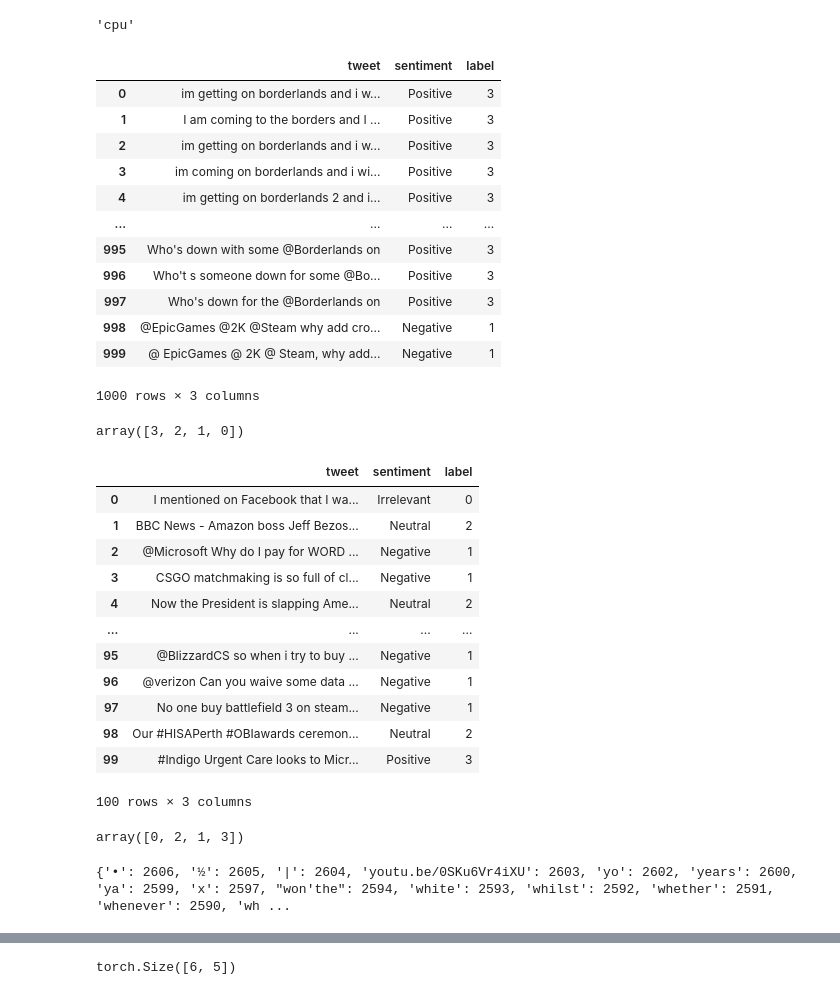
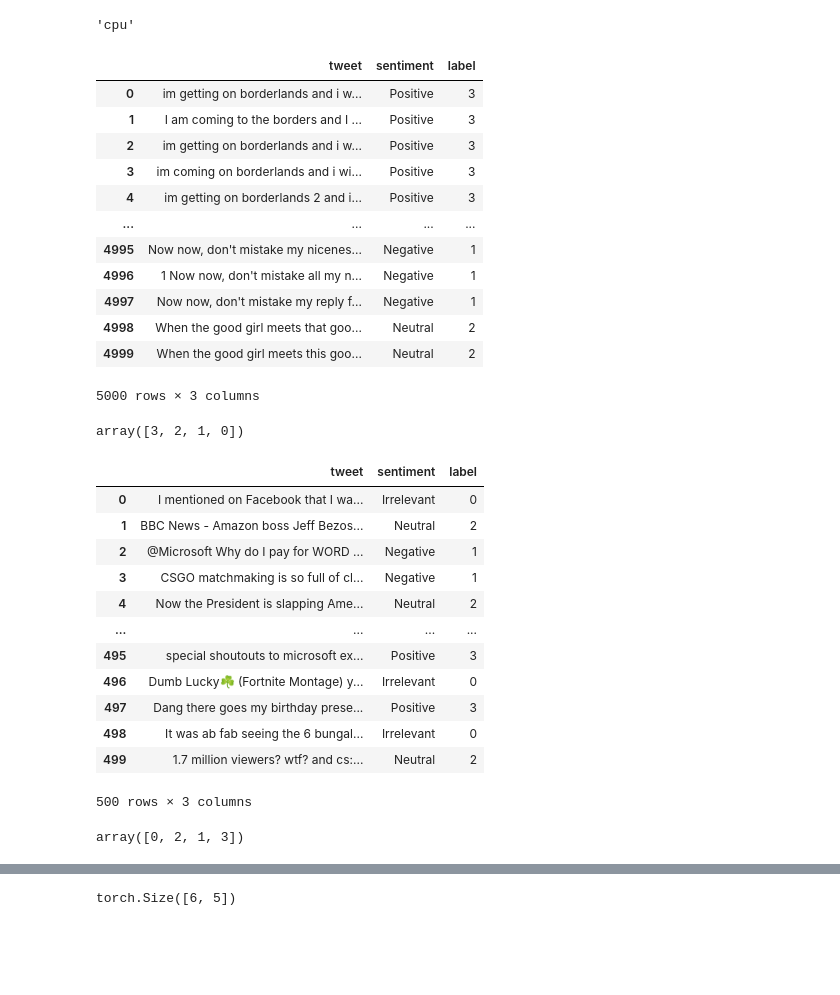
Before and after one commit to Kousik-Sasmal/Sentiment_classify_PyTorch_torchtext, a Jupyter notebook: rough_experiment.ipynb, the cells around one changed output, grey strips where cells are left out. Drawn from its saved outputs; the diff is of its cells as text; code cells hidden in the pictures; blank space fills up the shorter version.

```diff
--- a/rough_experiment.ipynb
+++ b/rough_experiment.ipynb
@@ -25,33 +26,33 @@ device
 'cpu'
 # %%
 
-df = pd.read_csv('data/train_cleaned.csv')
+df = pd.read_csv('artifacts/train_cleaned.csv')
 
-# limit df to 1000
-df = df[:1000]
+# limit df to 5000
+df = df[:5000]
 df
 # %% [output]
 |  | tweet | sentiment | label |
 | 0 | im getting on borderlands and i w... | Positive | 3 |
 | 1 | I am coming to the borders and I ... | Positive | 3 |
 | 2 | im getting on borderlands and i w... | Positive | 3 |
 | 3 | im coming on borderlands and i wi... | Positive | 3 |
 | 4 | im getting on borderlands 2 and i... | Positive | 3 |
 | ... | ... | ... | ... |
-| 995 | Who's down with some @Borderlands on | Positive | 3 |
-| 996 | Who't s someone down for some @Bo... | Positive | 3 |
-| 997 | Who's down for the @Borderlands on | Positive | 3 |
-| 998 | @EpicGames @2K @Steam why add cro... | Negative | 1 |
-| 999 | @ EpicGames @ 2K @ Steam, why add... | Negative | 1 |
+| 4995 | Now now, don't mistake my nicenes... | Negative | 1 |
+| 4996 | 1 Now now, don't mistake all my n... | Negative | 1 |
+| 4997 | Now now, don't mistake my reply f... | Negative | 1 |
+| 4998 | When the good girl meets that goo... | Neutral | 2 |
+| 4999 | When the good girl meets this goo... | Neutral | 2 |
-1000 rows × 3 columns
+5000 rows × 3 columns
 # %%
 df['label'].unique()
 # %% [output]
 array([3, 2, 1, 0])
 # %%
-df_valid = pd.read_csv('data/valid_cleaned.csv')
+df_valid = pd.read_csv('artifacts/valid_cleaned.csv')
 
-df_valid = df_valid[:100]
+df_valid = df_valid[:500]
 df_valid
 # %% [output]
 |  | tweet | sentiment | label |
@@ -61,12 +62,12 @@ df_valid
 | 3 | CSGO matchmaking is so full of cl... | Negative | 1 |
 | 4 | Now the President is slapping Ame... | Neutral | 2 |
 | ... | ... | ... | ... |
-| 95 | @BlizzardCS so when i try to buy ... | Negative | 1 |
-| 96 | @verizon Can you waive some data ... | Negative | 1 |
-| 97 | No one buy battlefield 3 on steam... | Negative | 1 |
-| 98 | Our #HISAPerth #OBIawards ceremon... | Neutral | 2 |
-| 99 | #Indigo Urgent Care looks to Micr... | Positive | 3 |
+| 495 | special shoutouts to microsoft ex... | Positive | 3 |
+| 496 | Dumb Lucky☘️ (Fortnite Montage) y... | Irrelevant | 0 |
+| 497 | Dang there goes my birthday prese... | Positive | 3 |
+| 498 | It was ab fab seeing the 6 bungal... | Irrelevant | 0 |
+| 499 | 1.7 million viewers? wtf? and cs:... | Neutral | 2 |
-100 rows × 3 columns
+500 rows × 3 columns
 # %%
 df_valid['label'].unique()
 # %% [output]
@@ -90,6 +91,3 @@ def token_gen(text):
 # %%
 vocab = build_vocab_from_iterator(token_gen(df['tweet']),specials=["<UNK>"])
 vocab.set_default_index(vocab["<UNK>"])  ## to handel OOV problem
-print(vocab.get_stoi())
-# %% [output]
-{'•': 2606, '½': 2605, '|': 2604, 'youtu.be/0SKu6Vr4iXU': 2603, 'yo': 2602, 'years': 2600, 'ya': 2599, 'x': 2597, "won'the": 2594, 'white': 2593, 'whilst': 2592, 'whether': 2591, 'whenever': 2590, 'wh ...
```
Also changed, not shown: parts of 41 cells of this notebook.
